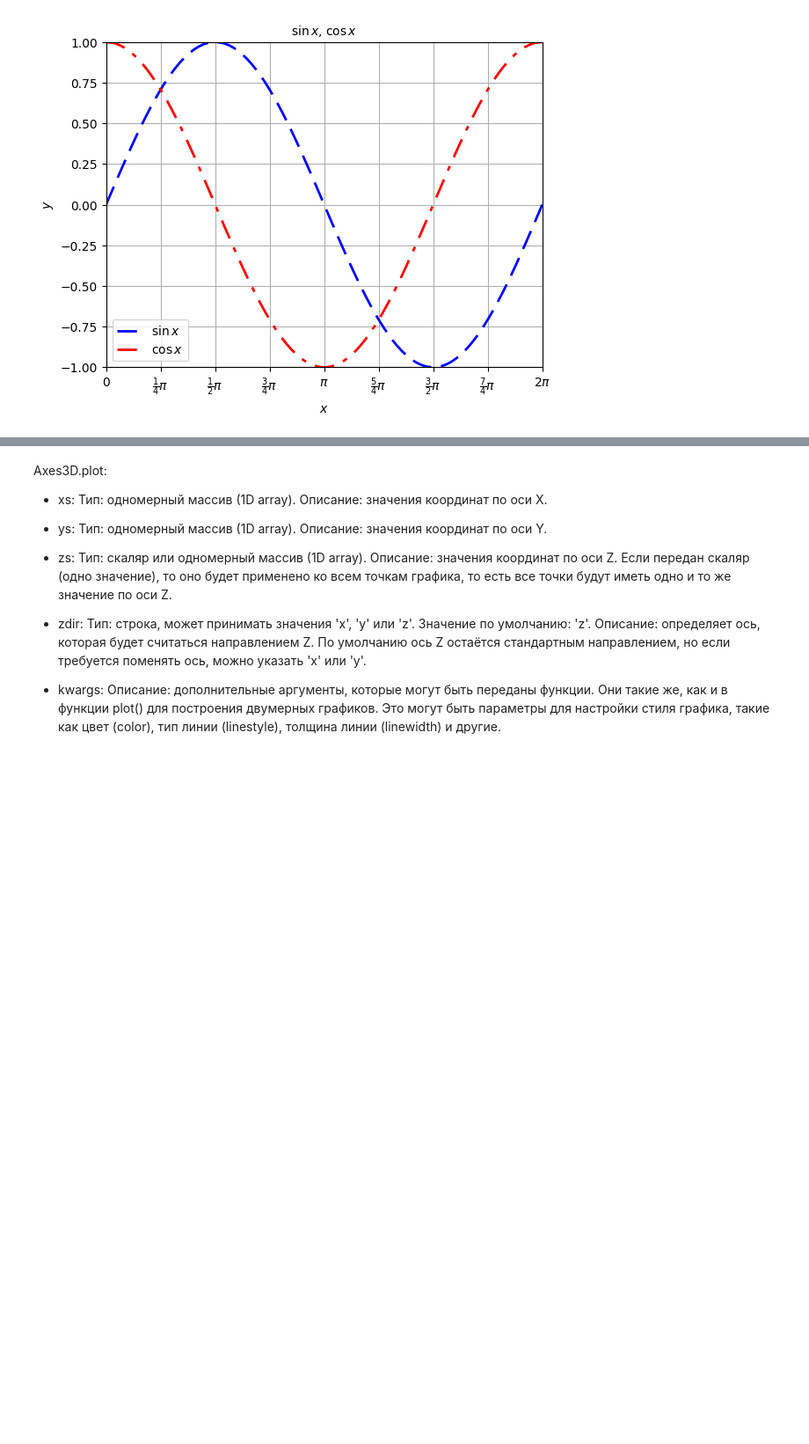
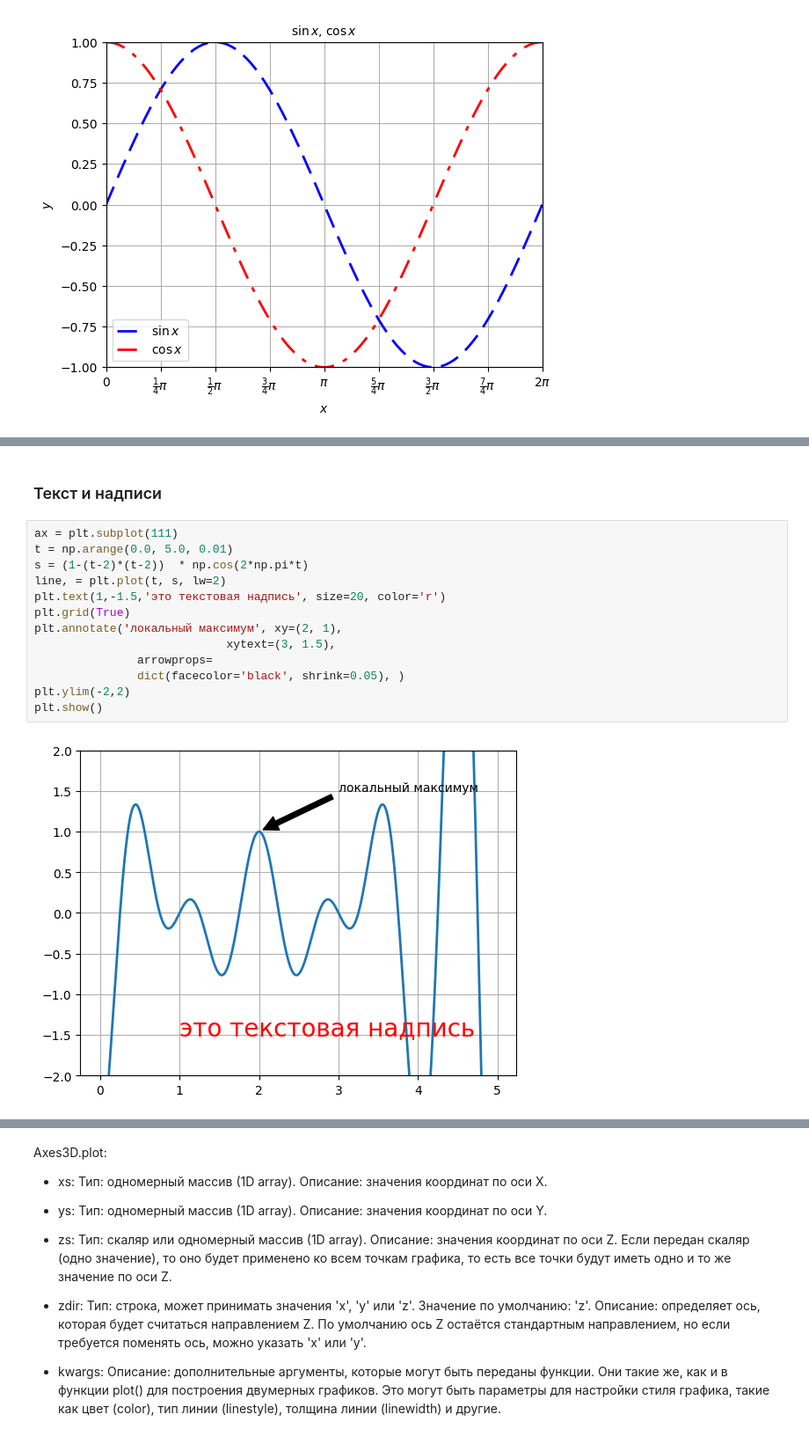
Before and after one commit to perchik817/big_data, a Jupyter notebook: laba3_examples_tahirova_ain_1_22.ipynb, the cells around one changed output, grey strips where cells are left out. Shown at 88% size. Cells and saved outputs as stored; diff of their text form; blank space fills up the shorter version.

```diff
--- a/laba3_examples_tahirova_ain_1_22.ipynb
+++ b/laba3_examples_tahirova_ain_1_22.ipynb
@@ -582,0 +638,17 @@ plt.show()
+# %% [markdown]
+### Текст и надписи
+# %%
+ax = plt.subplot(111)
+t = np.arange(0.0, 5.0, 0.01)
+s = (1-(t-2)*(t-2))  * np.cos(2*np.pi*t)
+line, = plt.plot(t, s, lw=2)
+plt.text(1,-1.5,'это текстовая надпись', size=20, color='r')
+plt.grid(True)
+plt.annotate('локальный макcимум', xy=(2, 1),
+                            xytext=(3, 1.5),
+               arrowprops=
+               dict(facecolor='black', shrink=0.05), )
+plt.ylim(-2,2)
+plt.show()
+# %% [output]
+[figure, added]
```
Also changed, not shown: parts of 22 cells of this notebook.
